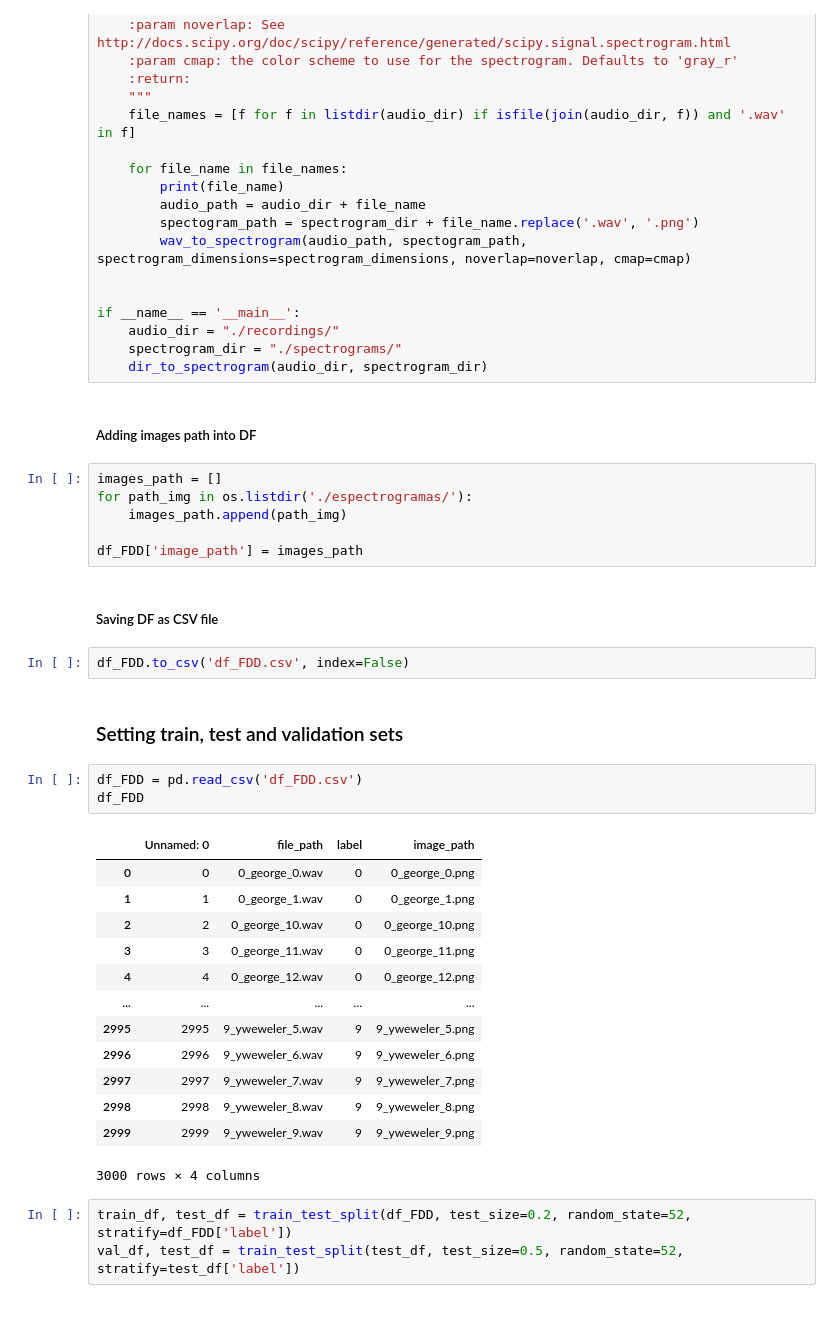
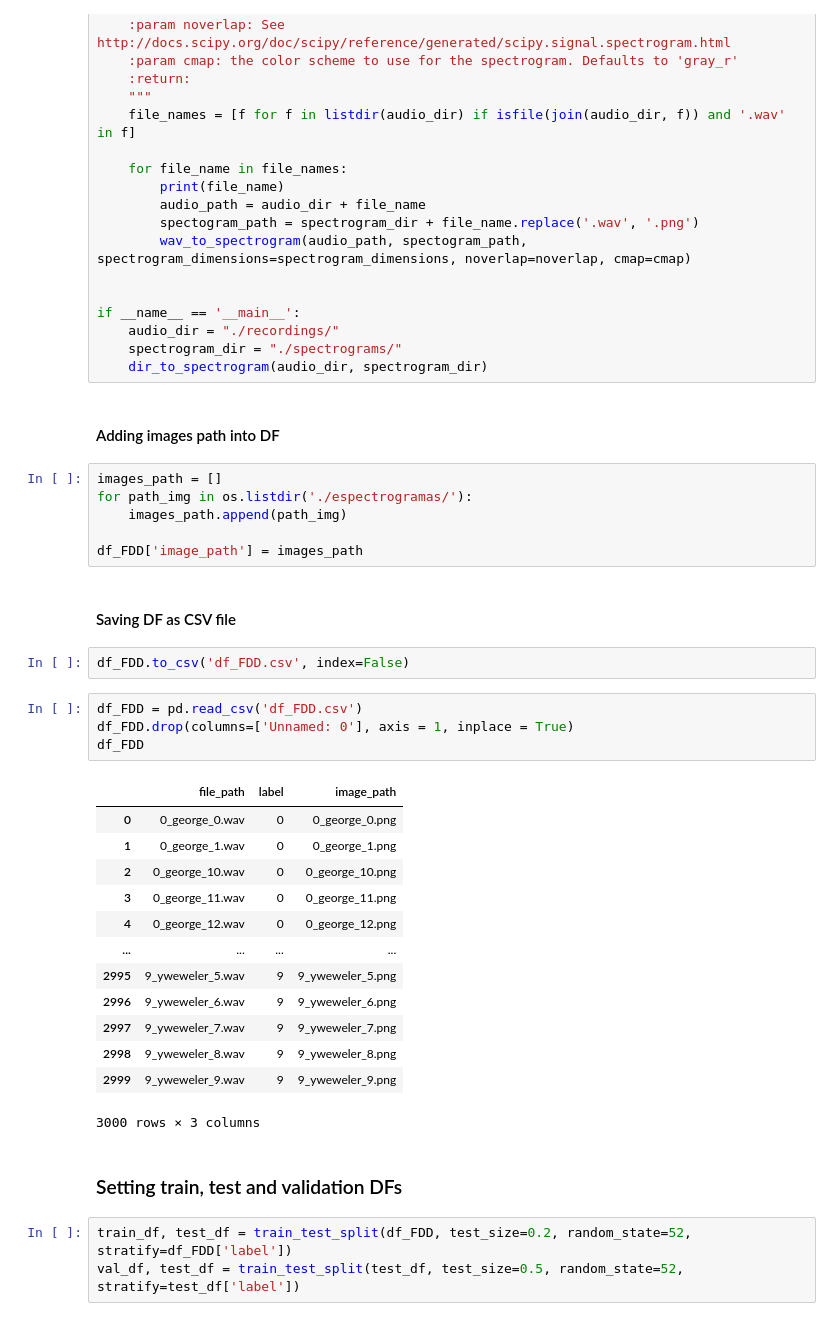
Before and after one commit to lariskelmer/DeepLearning, a Jupyter notebook: Prova1/fsdd_prova_dl.ipynb, the cells around one changed output. Drawn from its saved outputs; the diff is of its cells as text.

```diff
--- a/Prova1/fsdd_prova_dl.ipynb
+++ b/Prova1/fsdd_prova_dl.ipynb
@@ -162,7 +162,7 @@ if __name__ == '__main__':
     spectrogram_dir = "./spectrograms/"
     dir_to_spectrogram(audio_dir, spectrogram_dir)
 # %% [markdown]
-##### Adding images path into DF
+#### Adding images path into DF
 # %%
 images_path = []
 for path_img in os.listdir('./espectrogramas/'):
@@ -170,28 +170,29 @@ for path_img in os.listdir('./espectrogramas/'):
 
 df_FDD['image_path'] = images_path
 # %% [markdown]
-##### Saving DF as CSV file
+#### Saving DF as CSV file
 # %%
 df_FDD.to_csv('df_FDD.csv', index=False)
+# %%
+df_FDD = pd.read_csv('df_FDD.csv')
+df_FDD.drop(columns=['Unnamed: 0'], axis = 1, inplace = True)
+df_FDD
+# %% [output]
+|  | file_path | label | image_path |
+| 0 | 0_george_0.wav | 0 | 0_george_0.png |
+| 1 | 0_george_1.wav | 0 | 0_george_1.png |
+| 2 | 0_george_10.wav | 0 | 0_george_10.png |
+| 3 | 0_george_11.wav | 0 | 0_george_11.png |
+| 4 | 0_george_12.wav | 0 | 0_george_12.png |
+| ... | ... | ... | ... |
+| 2995 | 9_yweweler_5.wav | 9 | 9_yweweler_5.png |
+| 2996 | 9_yweweler_6.wav | 9 | 9_yweweler_6.png |
+| 2997 | 9_yweweler_7.wav | 9 | 9_yweweler_7.png |
+| 2998 | 9_yweweler_8.wav | 9 | 9_yweweler_8.png |
+| 2999 | 9_yweweler_9.wav | 9 | 9_yweweler_9.png |
+3000 rows × 3 columns
 # %% [markdown]
-### Setting train, test and validation sets
+### Setting train, test and validation DFs
-# %%
-df_FDD = pd.read_csv('df_FDD.csv')
-df_FDD
-# %% [output]
-|  | Unnamed: 0 | file_path | label | image_path |
-| 0 | 0 | 0_george_0.wav | 0 | 0_george_0.png |
-| 1 | 1 | 0_george_1.wav | 0 | 0_george_1.png |
-| 2 | 2 | 0_george_10.wav | 0 | 0_george_10.png |
-| 3 | 3 | 0_george_11.wav | 0 | 0_george_11.png |
-| 4 | 4 | 0_george_12.wav | 0 | 0_george_12.png |
-| ... | ... | ... | ... | ... |
-| 2995 | 2995 | 9_yweweler_5.wav | 9 | 9_yweweler_5.png |
-| 2996 | 2996 | 9_yweweler_6.wav | 9 | 9_yweweler_6.png |
-| 2997 | 2997 | 9_yweweler_7.wav | 9 | 9_yweweler_7.png |
-| 2998 | 2998 | 9_yweweler_8.wav | 9 | 9_yweweler_8.png |
-| 2999 | 2999 | 9_yweweler_9.wav | 9 | 9_yweweler_9.png |
-3000 rows × 4 columns
 # %%
 train_df, test_df = train_test_split(df_FDD, test_size=0.2, random_state=52, stratify=df_FDD['label'])
 val_df, test_df = train_test_split(test_df, test_size=0.5, random_state=52, stratify=test_df['label'])
```
Also changed, not shown: parts of 11 cells of this notebook.
